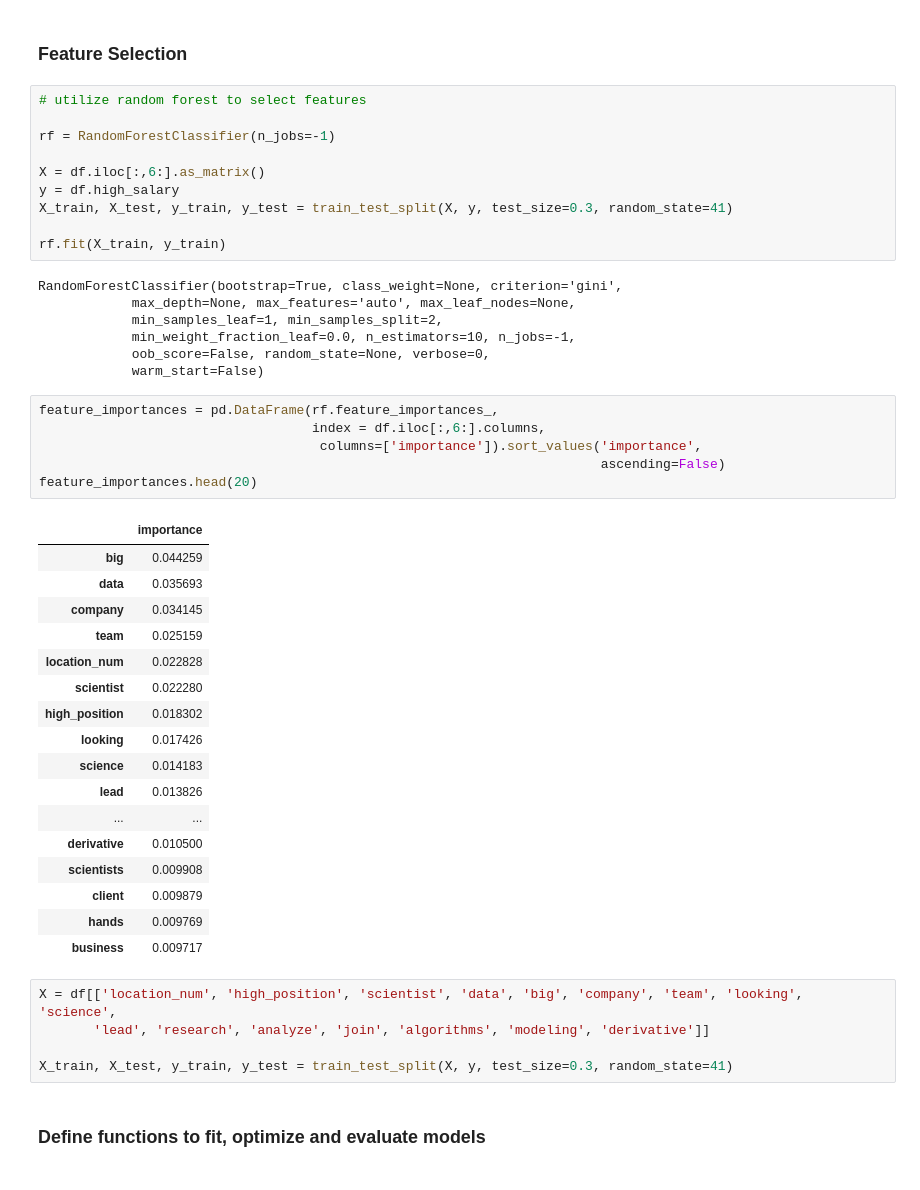
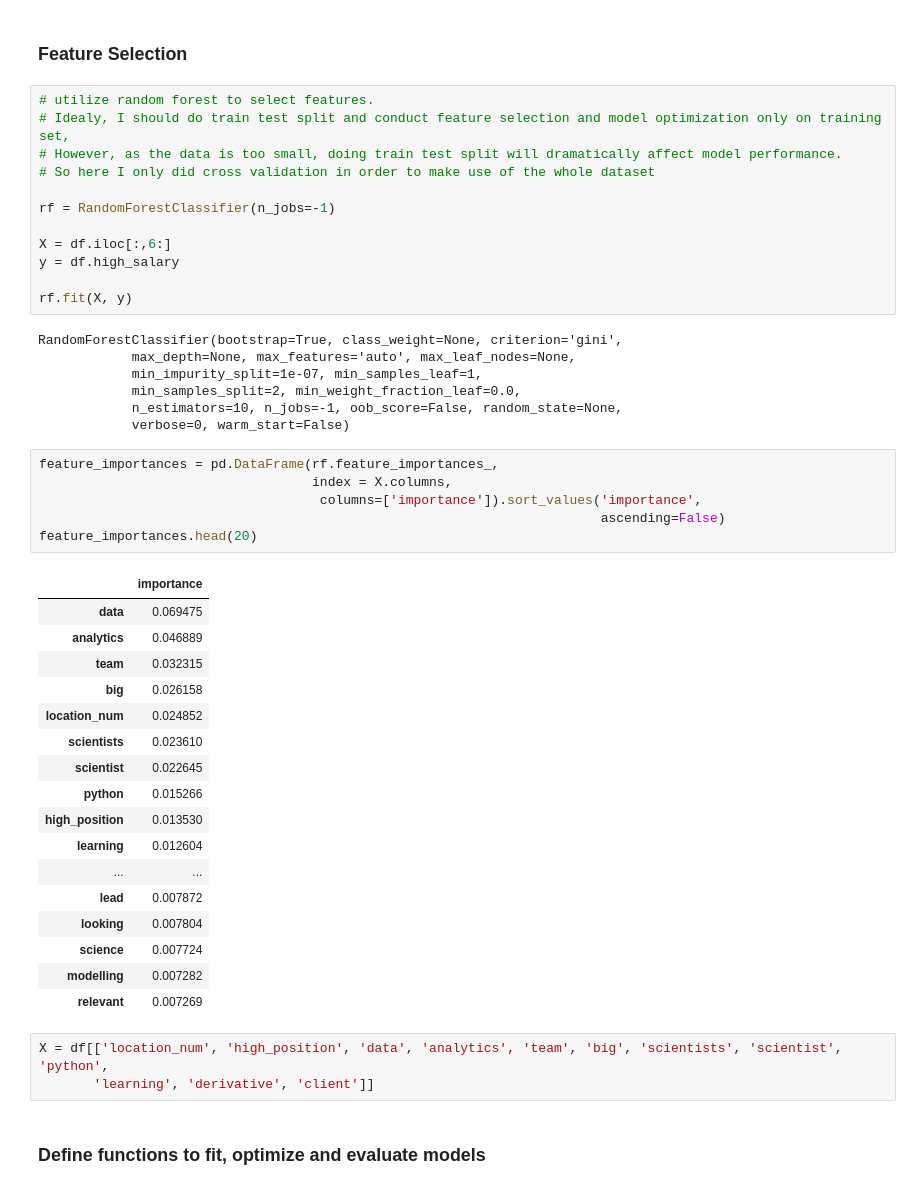
Before and after one commit to guaisang/Data_Science_Projects, a Jupyter notebook: Data science salary prediction/Project Code.ipynb, the cells around one changed output. Saved outputs shown, nothing was run; the diff lists cells and outputs as text.

```diff
--- a/Data science salary prediction/Project Code.ipynb
+++ b/Data science salary prediction/Project Code.ipynb
@@ -180,52 +179,52 @@ df.head()
 5 rows × 1353 columns
 # %% [markdown]
 ### Feature Selection
-# %%
-# utilize random forest to select features
-
-rf = RandomForestClassifier(n_jobs=-1)
-
-X = df.iloc[:,6:].as_matrix()
-y = df.high_salary
-X_train, X_test, y_train, y_test = train_test_split(X, y, test_size=0.3, random_state=41)
-
-rf.fit(X_train, y_train)
-# %% [output]
-RandomForestClassifier(bootstrap=True, class_weight=None, criterion='gini',
-            max_depth=None, max_features='auto', max_leaf_nodes=None,
-            min_samples_leaf=1, min_samples_split=2,
-            min_weight_fraction_leaf=0.0, n_estimators=10, n_jobs=-1,
-            oob_score=False, random_state=None, verbose=0,
-            warm_start=False)
+# %%
+# utilize random forest to select features.
+# Idealy, I should do train test split and conduct feature selection and model optimization only on training set,
+# However, as the data is too small, doing train test split will dramatically affect model performance.
+# So here I only did cross validation in order to make use of the whole dataset
+
+rf = RandomForestClassifier(n_jobs=-1)
+
+X = df.iloc[:,6:]
+y = df.high_salary
+
+rf.fit(X, y)
+# %% [output]
+RandomForestClassifier(bootstrap=True, class_weight=None, criterion='gini',
+            max_depth=None, max_features='auto', max_leaf_nodes=None,
+            min_impurity_split=1e-07, min_samples_leaf=1,
+            min_samples_split=2, min_weight_fraction_leaf=0.0,
+            n_estimators=10, n_jobs=-1, oob_score=False, random_state=None,
+            verbose=0, warm_start=False)
 # %%
 feature_importances = pd.DataFrame(rf.feature_importances_,
-                                   index = df.iloc[:,6:].columns,
+                                   index = X.columns,
                                     columns=['importance']).sort_values('importance',
                                                                         ascending=False)
 feature_importances.head(20)
 # %% [output]
 |  | importance |
-| big | 0.044259 |
-| data | 0.035693 |
-| company | 0.034145 |
-| team | 0.025159 |
-| location_num | 0.022828 |
-| scientist | 0.022280 |
-| high_position | 0.018302 |
-| looking | 0.017426 |
-| science | 0.014183 |
-| lead | 0.013826 |
+| data | 0.069475 |
+| analytics | 0.046889 |
+| team | 0.032315 |
+| big | 0.026158 |
+| location_num | 0.024852 |
+| scientists | 0.023610 |
+| scientist | 0.022645 |
+| python | 0.015266 |
+| high_position | 0.013530 |
+| learning | 0.012604 |
 | ... | ... |
-| derivative | 0.010500 |
-| scientists | 0.009908 |
-| client | 0.009879 |
-| hands | 0.009769 |
-| business | 0.009717 |
+| lead | 0.007872 |
+| looking | 0.007804 |
+| science | 0.007724 |
+| modelling | 0.007282 |
+| relevant | 0.007269 |
-# %%
-X = df[['location_num', 'high_position', 'scientist', 'data', 'big', 'company', 'team', 'looking', 'science',
-       'lead', 'research', 'analyze', 'join', 'algorithms', 'modeling', 'derivative']]
-
-X_train, X_test, y_train, y_test = train_test_split(X, y, test_size=0.3, random_state=41)
+# %%
+X = df[['location_num', 'high_position', 'data', 'analytics', 'team', 'big', 'scientists', 'scientist', 'python',
+       'learning', 'derivative', 'client']]
 # %% [markdown]
 ### Define functions to fit, optimize and evaluate models
 # %%
```
Also changed, not shown: parts of 22 cells of this notebook, 2 other files.
